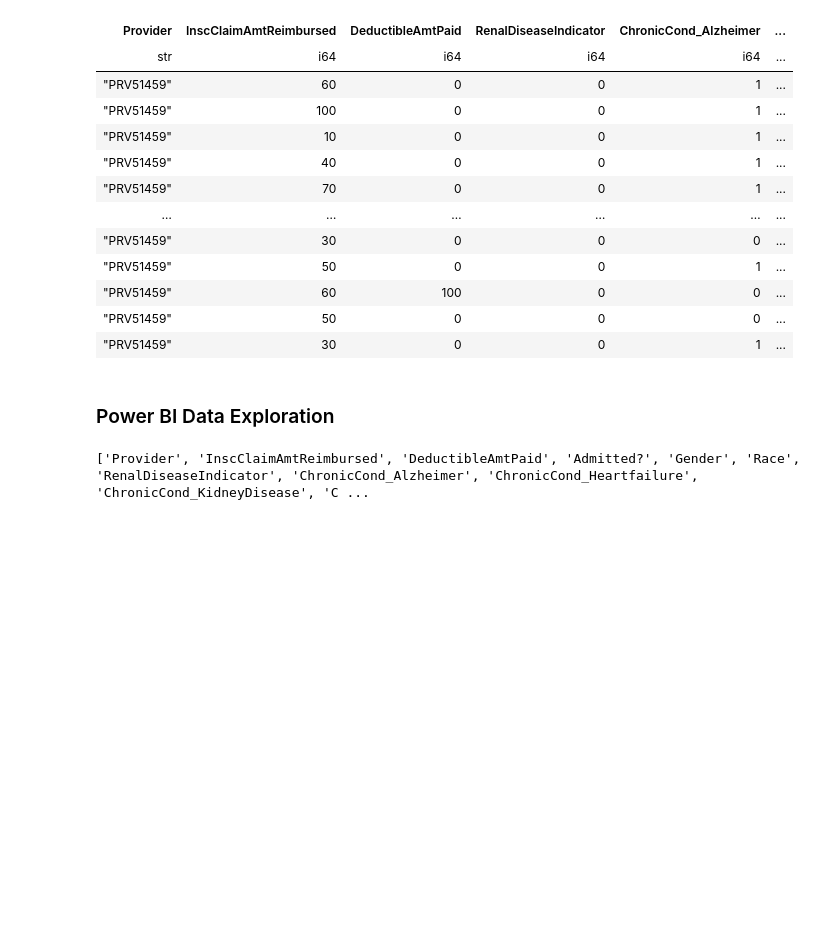
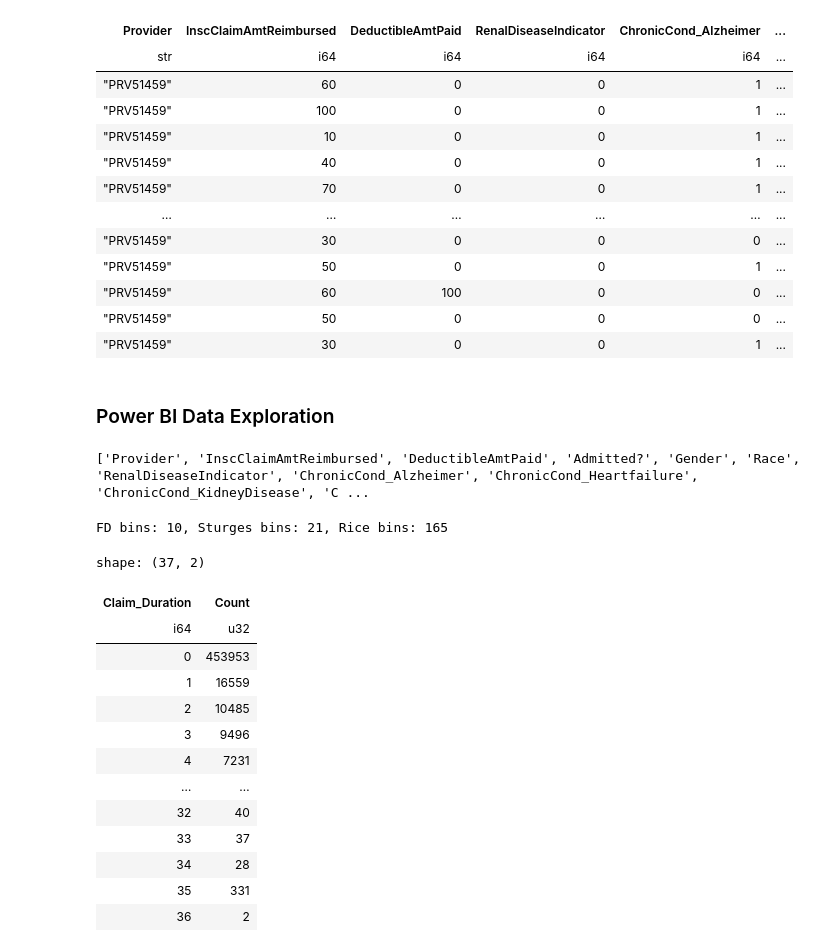
Before and after one commit to bharath03-a/INFO531FinalProject, a Jupyter notebook: notebooks/02_Merged_Data_Exploration.ipynb, the cells around one changed output. Drawn from its saved outputs; the diff is of its cells as text; code cells hidden in the pictures; blank space fills up the shorter version.

```diff
--- a/notebooks/02_Merged_Data_Exploration.ipynb
+++ b/notebooks/02_Merged_Data_Exploration.ipynb
@@ -885,0 +907,41 @@ cleaned_df.write_csv("../data/powerbi_insurance_data.csv")
+# %%
+claim_durations = (
+    cleaned_df
+    .select(pl.col("Claim_Duration").drop_nulls())
+    .to_series()
+    .to_numpy()
+)
+
+bins_fd = optimal_bin_size_fd(claim_durations)
+bins_sturges = optimal_bin_size_sturges(claim_durations)
+bins_rice = optimal_bin_size_rice(claim_durations)
+
+print(f"FD bins: {bins_fd}, Sturges bins: {bins_sturges}, Rice bins: {bins_rice}")
+# %% [output]
+FD bins: 10, Sturges bins: 21, Rice bins: 165
+# %%
+claim_duration_counts = (
+    cleaned_df
+    .select("Claim_Duration")
+    .drop_nulls()
+    .group_by("Claim_Duration")
+    .agg(pl.count().alias("Count"))
+    .sort("Claim_Duration")
+)
+# %%
+claim_duration_counts
+# %% [output]
+shape: (37, 2)
+| Claim_Duration | Count |
+| i64 | u32 |
+| 0 | 453953 |
+| 1 | 16559 |
+| 2 | 10485 |
+| 3 | 9496 |
+| 4 | 7231 |
+| … | … |
+| 32 | 40 |
+| 33 | 37 |
+| 34 | 28 |
+| 35 | 331 |
+| 36 | 2 |
```
Also changed, not shown: parts of 3 cells of this notebook, 6 other files.
